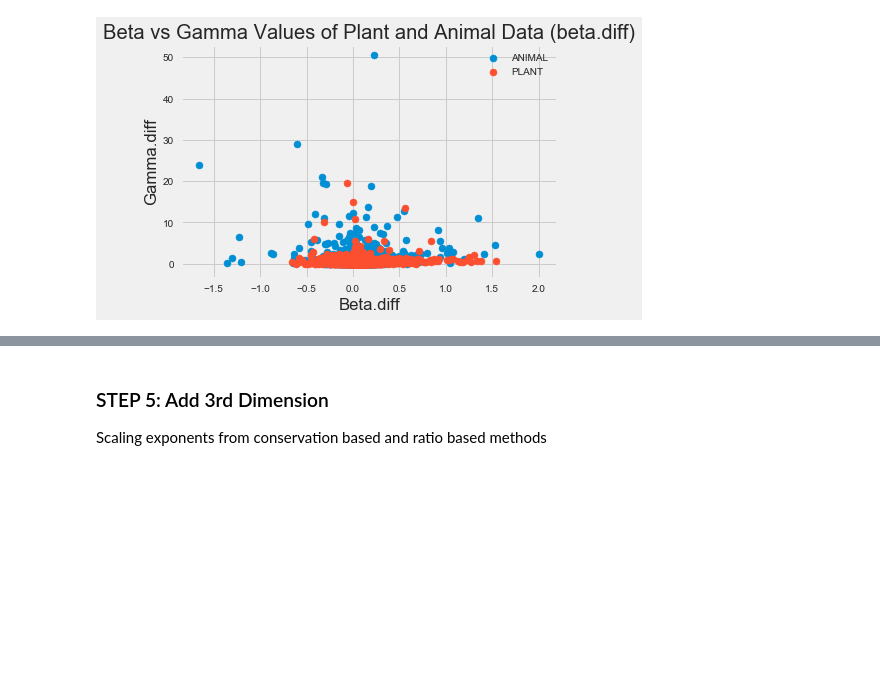
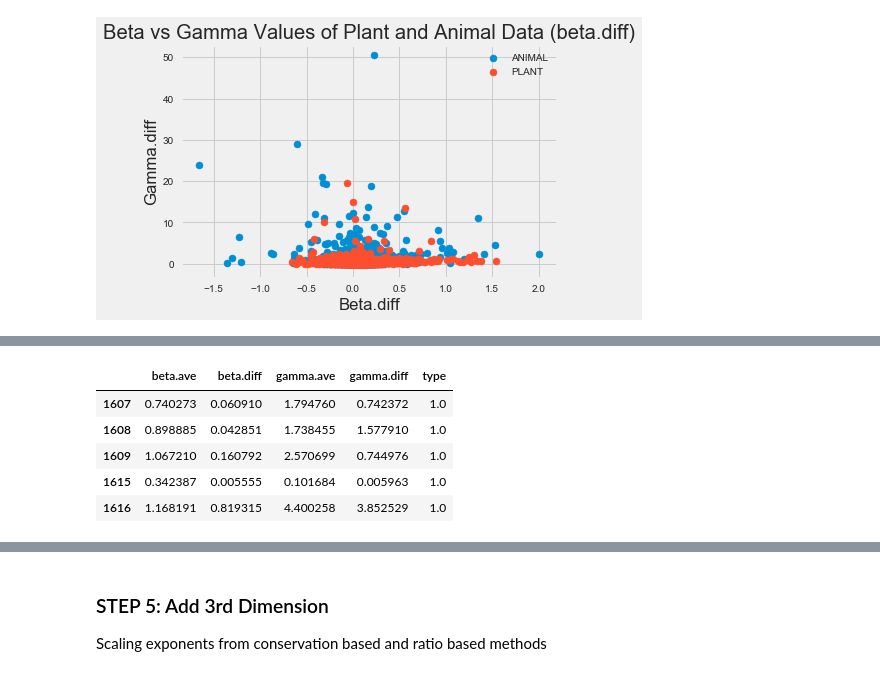
Before and after one commit to jocelynshen/Vascular-Analysis, a Jupyter notebook: Network Classification.ipynb, the cells around one changed output, grey strips where cells are left out. Saved outputs shown, nothing was run; the diff lists cells and outputs as text; code cells hidden in the pictures; blank space fills up the shorter version.

```diff
--- a/Network Classification.ipynb
+++ b/Network Classification.ipynb
@@ -318,0 +369,10 @@ plt.show()
+# %%
+animals_testing["type"] = np.ones(animals_testing.shape[0])
+animals_testing.head()
+# %% [output]
+|  | beta.ave | beta.diff | gamma.ave | gamma.diff | type |
+| 1607 | 0.740273 | 0.060910 | 1.794760 | 0.742372 | 1.0 |
+| 1608 | 0.898885 | 0.042851 | 1.738455 | 1.577910 | 1.0 |
+| 1609 | 1.067210 | 0.160792 | 2.570699 | 0.744976 | 1.0 |
+| 1615 | 0.342387 | 0.005555 | 0.101684 | 0.005963 | 1.0 |
+| 1616 | 1.168191 | 0.819315 | 4.400258 | 3.852529 | 1.0 |
```
Also changed, not shown: parts of 23 cells of this notebook, 12 other files.
